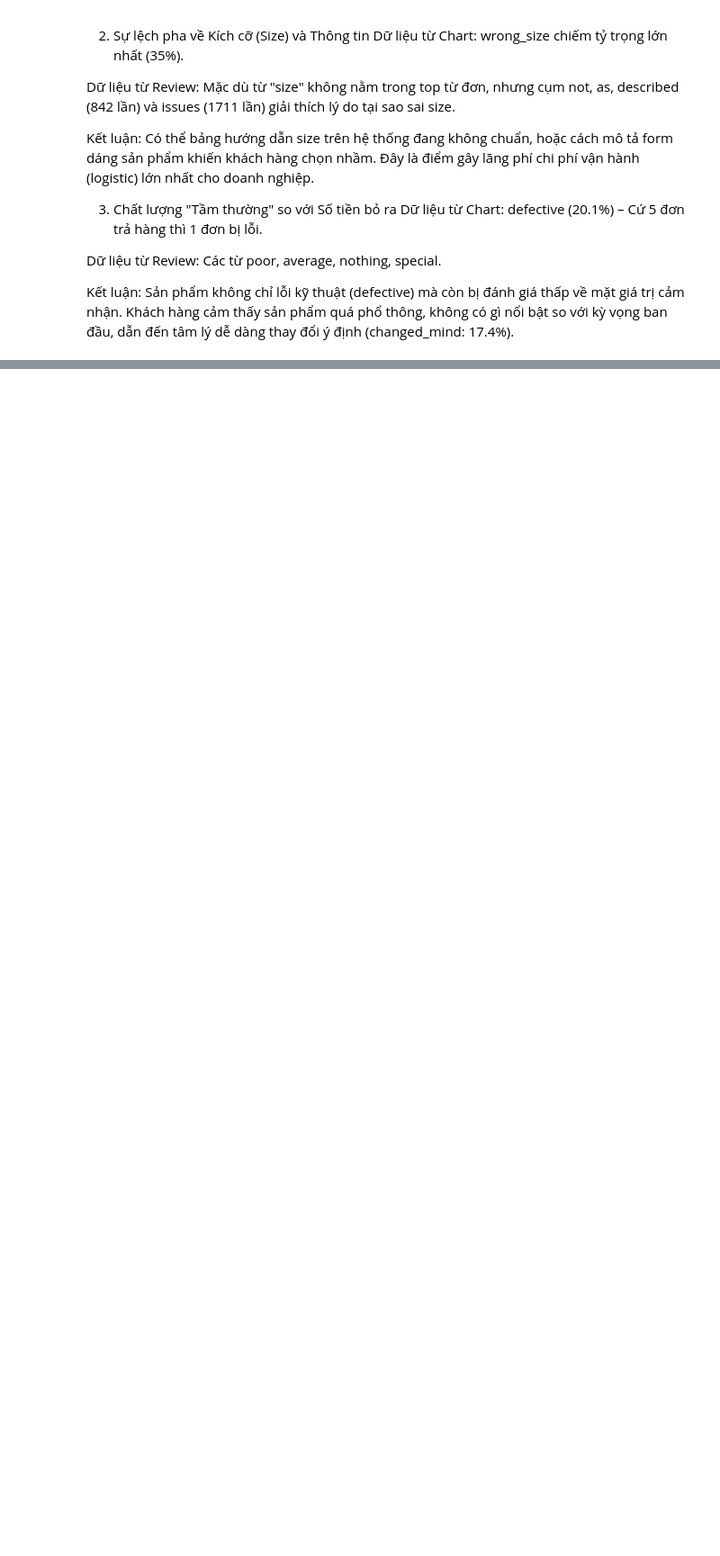
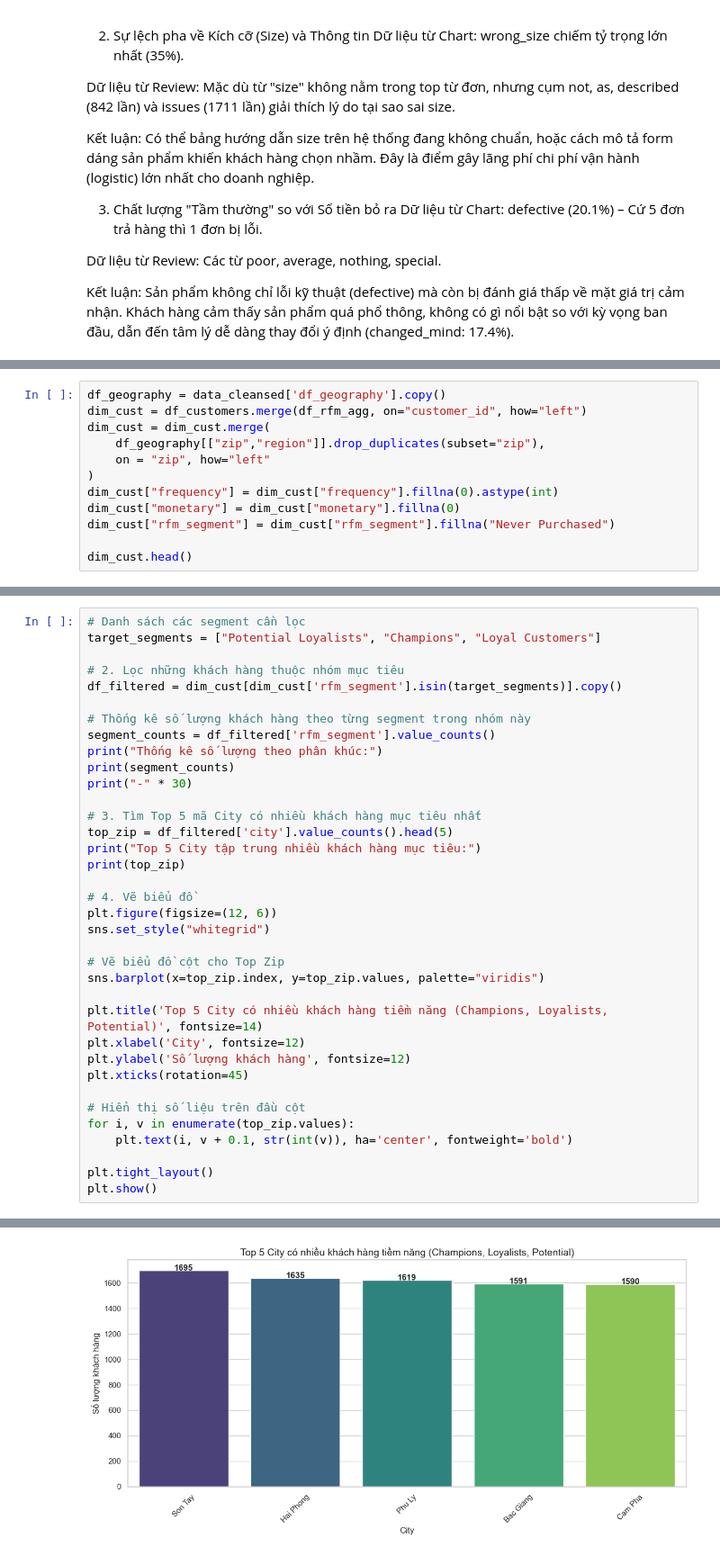
Before and after one commit to lamducanhkhoarubik-spec/Datathon_UITUT, a Jupyter notebook: code/eda/diagnostic.ipynb, the cells around one changed output, grey strips where cells are left out. Shown at 90% size. Saved outputs shown, nothing was run; the diff lists cells and outputs as text; blank space fills up the shorter version.

```diff
--- a/code/eda/diagnostic.ipynb
+++ b/code/eda/diagnostic.ipynb
@@ -701,0 +636,12 @@ Không phải do cải thiện nội tại
+# %%
+df_geography = data_cleansed['df_geography'].copy()
+dim_cust = df_customers.merge(df_rfm_agg, on="customer_id", how="left")
+dim_cust = dim_cust.merge(
+    df_geography[["zip","region"]].drop_duplicates(subset="zip"),
+    on = "zip", how="left"
+)
+dim_cust["frequency"] = dim_cust["frequency"].fillna(0).astype(int)
+dim_cust["monetary"] = dim_cust["monetary"].fillna(0)
+dim_cust["rfm_segment"] = dim_cust["rfm_segment"].fillna("Never Purchased")
+
+dim_cust.head()
@@ -701,0 +655,37 @@ Không phải do cải thiện nội tại
+# %%
+# Danh sách các segment cần lọc
+target_segments = ["Potential Loyalists", "Champions", "Loyal Customers"]
+
+# 2. Lọc những khách hàng thuộc nhóm mục tiêu
+df_filtered = dim_cust[dim_cust['rfm_segment'].isin(target_segments)].copy()
+
+# Thống kê số lượng khách hàng theo từng segment trong nhóm này
+segment_counts = df_filtered['rfm_segment'].value_counts()
+print("Thống kê số lượng theo phân khúc:")
+print(segment_counts)
+print("-" * 30)
+
+# 3. Tìm Top 5 mã City có nhiều khách hàng mục tiêu nhất
+top_zip = df_filtered['city'].value_counts().head(5)
+print("Top 5 City tập trung nhiều khách hàng mục tiêu:")
+print(top_zip)
+
+# 4. Vẽ biểu đồ
+plt.figure(figsize=(12, 6))
+sns.set_style("whitegrid")
+
+# Vẽ biểu đồ cột cho Top Zip
+sns.barplot(x=top_zip.index, y=top_zip.values, palette="viridis")
+
+plt.title('Top 5 City có nhiều khách hàng tiềm năng (Champions, Loyalists, Potential)', fontsize=14)
+plt.xlabel('City', fontsize=12)
+plt.ylabel('Số lượng khách hàng', fontsize=12)
+plt.xticks(rotation=45)
+
+# Hiển thị số liệu trên đầu cột
+for i, v in enumerate(top_zip.values):
+    plt.text(i, v + 0.1, str(int(v)), ha='center', fontweight='bold')
+
+plt.tight_layout()
+plt.show()
+# %% [output]
@@ -701,0 +710 @@ Không phải do cải thiện nội tại
+[figure, added]
```
Also changed, not shown: parts of 12 cells of this notebook, 1 other file.
